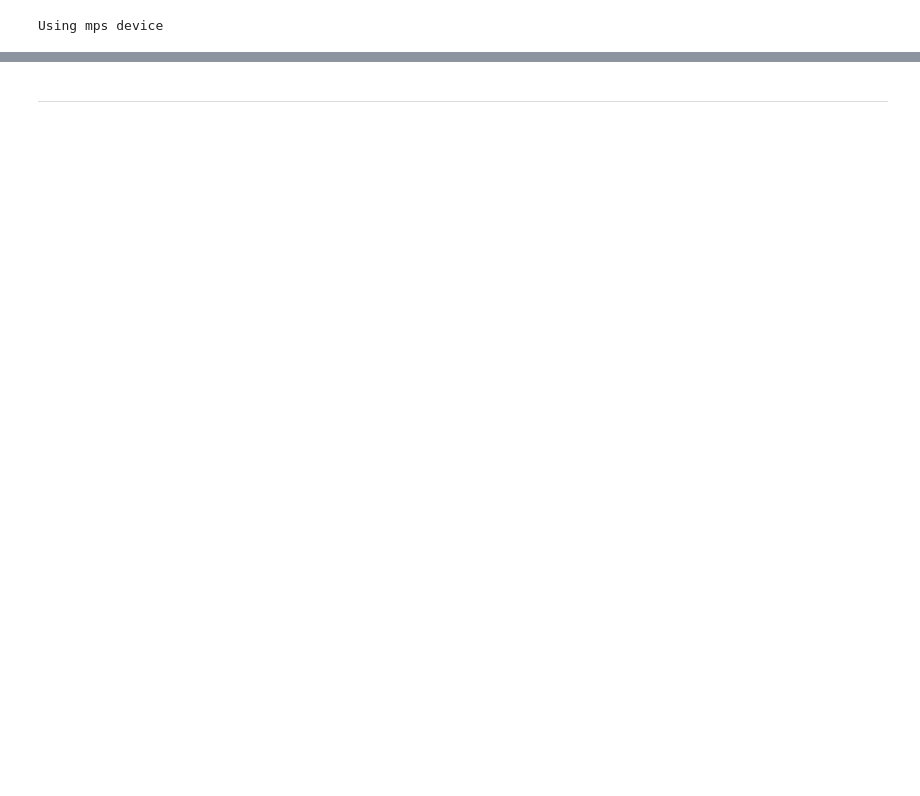
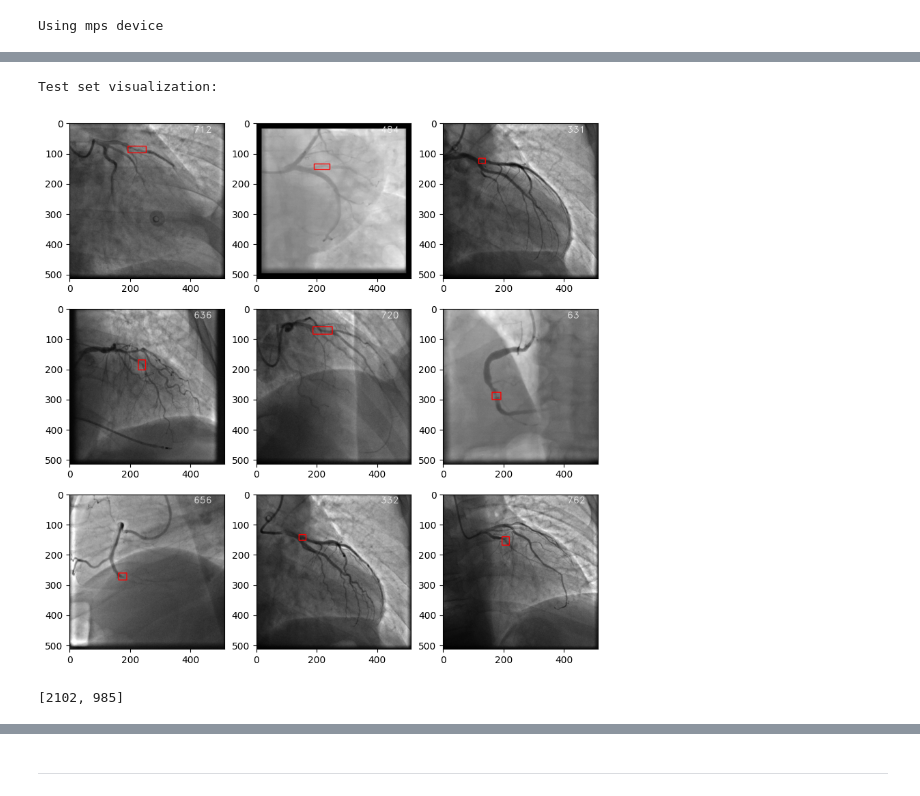
Before and after one commit to mmarecik/coronarography, a Jupyter notebook: main.ipynb, the cells around one changed output, grey strips where cells are left out. Cells and saved outputs as stored; diff of their text form; code cells hidden in the pictures; blank space fills up the shorter version.

```diff
--- a/main.ipynb
+++ b/main.ipynb
@@ -203,0 +321,7 @@ def get_valid_transform():
+# %%
+test_visualize_dataset = get_test_dataset(visualize=True)
+print("Test set visualization: ")
+visualize_dataset(test_visualize_dataset, config.NUM_SAMPLES_TO_VISUALIZE)
+# %% [output]
+Test set visualization:
+[figure, added]
@@ -204,3 +331,7 @@ def get_valid_transform():
+# %%
+[2102, 985]
+# %% [output]
+[2102, 985]
 # %%
 train_dataset = CoronarographyDataset(
     config.DATASET_DIR,
```
Also changed, not shown: parts of 18 cells of this notebook, 3 other files.
